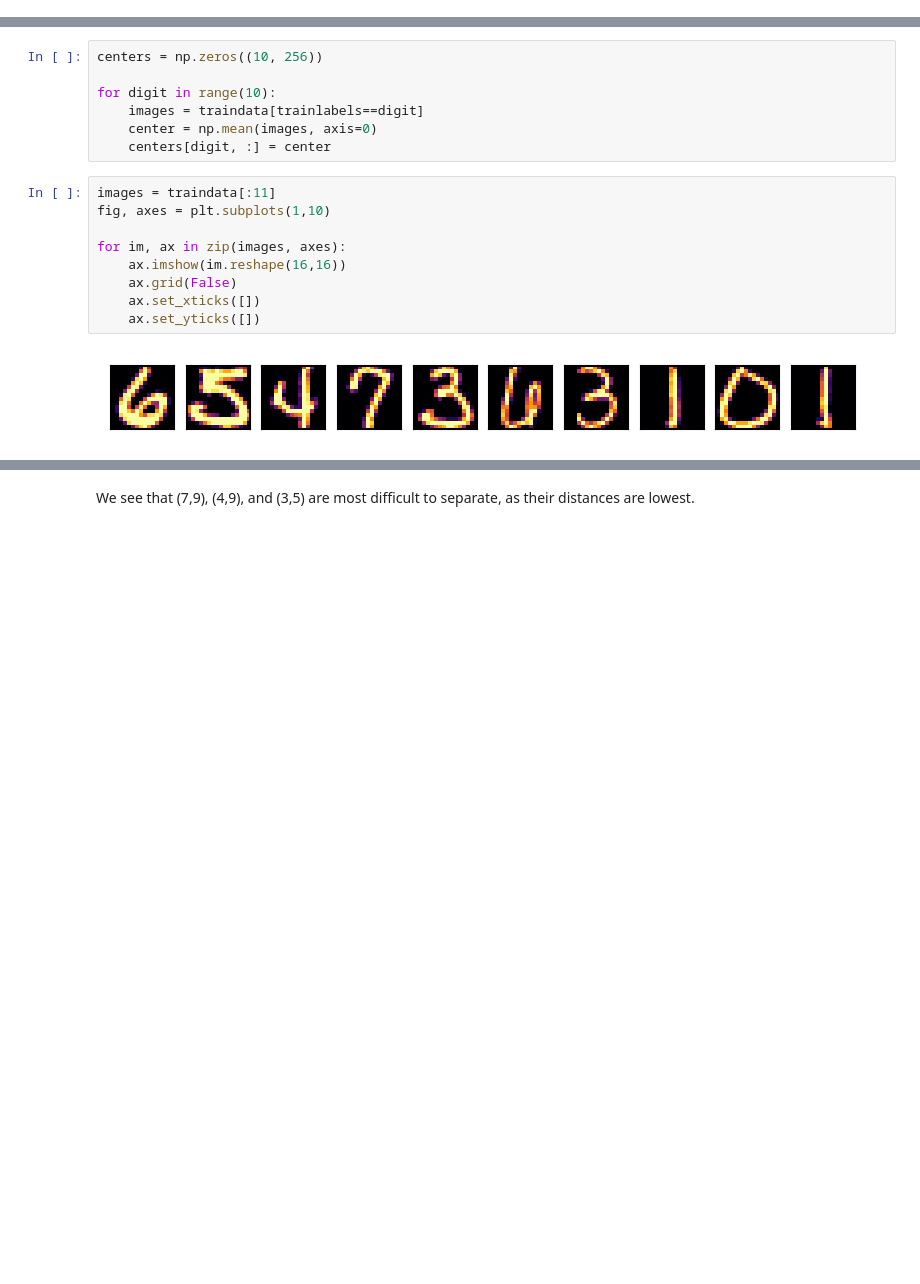
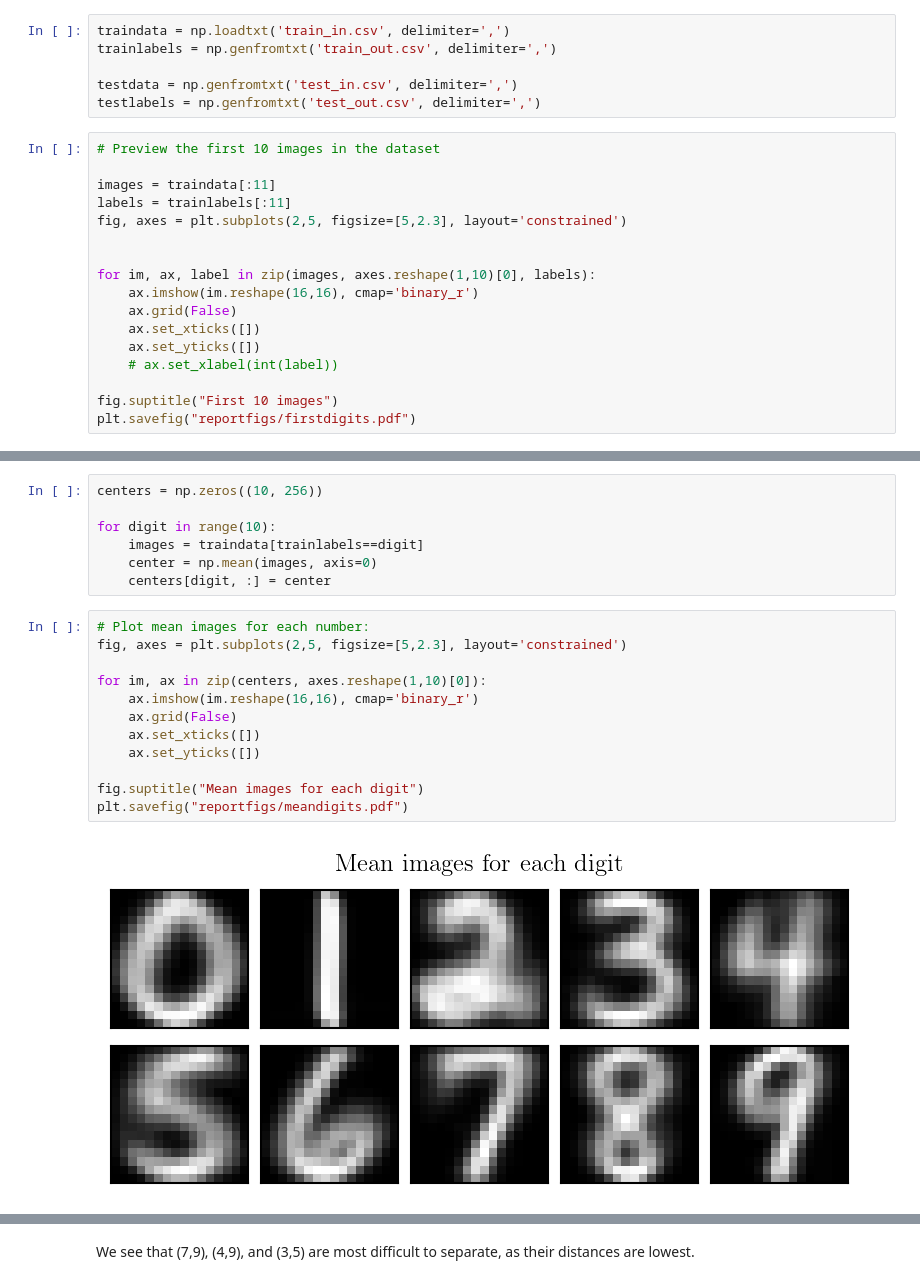
Before and after one commit to jaspermens/idl-assignments, a Jupyter notebook: A0/e1.ipynb, the cells around one changed output, grey strips where cells are left out. Cells and saved outputs as stored; diff of their text form; blank space fills up the shorter version.

Commit message:
Cleaned up task 1 code and saved figs for report

```diff
--- a/A0/e1.ipynb
+++ b/A0/e1.ipynb
@@ -10,0 +4,23 @@ with open('train_out.csv', 'r') as file:
+# %%
+traindata = np.loadtxt('train_in.csv', delimiter=',')
+trainlabels = np.genfromtxt('train_out.csv', delimiter=',')
+
+testdata = np.genfromtxt('test_in.csv', delimiter=',')
+testlabels = np.genfromtxt('test_out.csv', delimiter=',')
+# %%
+# Preview the first 10 images in the dataset
+
+images = traindata[:11]
+labels = trainlabels[:11]
+fig, axes = plt.subplots(2,5, figsize=[5,2.3], layout='constrained')
+
+
+for im, ax, label in zip(images, axes.reshape(1,10)[0], labels):
+    ax.imshow(im.reshape(16,16), cmap='binary_r')
+    ax.grid(False)
+    ax.set_xticks([])
+    ax.set_yticks([])
+    # ax.set_xlabel(int(label))
+
+fig.suptitle("First 10 images")
+plt.savefig("reportfigs/firstdigits.pdf")
@@ -16,16 +34,19 @@ for digit in range(10):
     center = np.mean(images, axis=0)
     centers[digit, :] = center
 # %%
-images = traindata[:11]
-fig, axes = plt.subplots(1,10)
+# Plot mean images for each number:
+fig, axes = plt.subplots(2,5, figsize=[5,2.3], layout='constrained')
 
-for im, ax in zip(images, axes):
-    ax.imshow(im.reshape(16,16))
+for im, ax in zip(centers, axes.reshape(1,10)[0]):
+    ax.imshow(im.reshape(16,16), cmap='binary_r')
     ax.grid(False)
     ax.set_xticks([])
     ax.set_yticks([])
+
+fig.suptitle("Mean images for each digit")
+plt.savefig("reportfigs/meandigits.pdf")
 # %% [output]
-[figure, old version]
+[figure, new version]
 # %%
 distance_matrix = np.zeros((10,10))
 for (i,j), _ in np.ndenumerate(distance_matrix):
```
Also changed, not shown: parts of 12 cells of this notebook, 6 other files.
